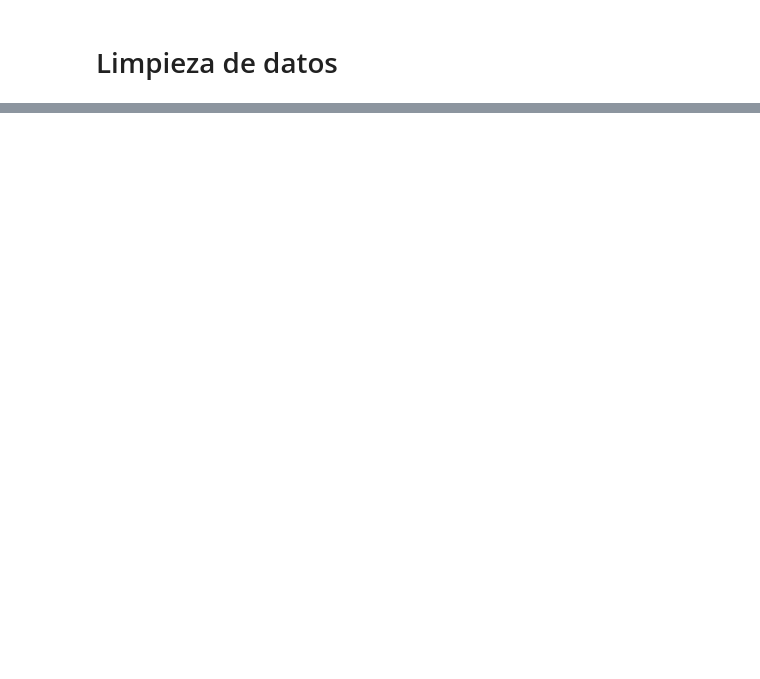
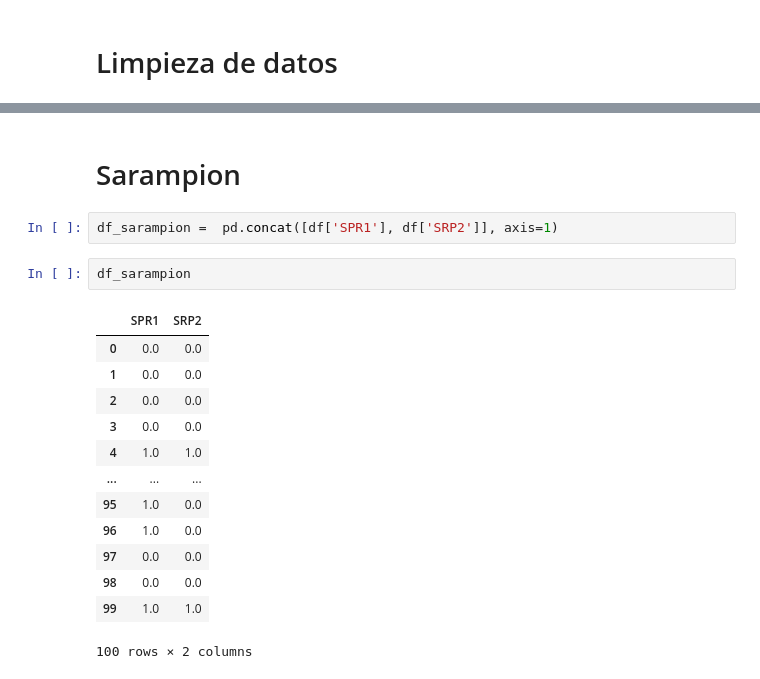
Before and after one commit to JhoanaAucancela/Analisis, a Jupyter notebook: Proyecto.ipynb, the cells around one changed output, grey strips where cells are left out. Saved outputs shown, nothing was run; the diff lists cells and outputs as text; blank space fills up the shorter version.

```diff
--- a/Proyecto.ipynb
+++ b/Proyecto.ipynb
@@ -200,0 +489,20 @@ df
+# %% [markdown]
+# Sarampion
+# %%
+df_sarampion =  pd.concat([df['SPR1'], df['SRP2']], axis=1)
+# %%
+df_sarampion
+# %% [output]
+|  | SPR1 | SRP2 |
+| 0 | 0.0 | 0.0 |
+| 1 | 0.0 | 0.0 |
+| 2 | 0.0 | 0.0 |
+| 3 | 0.0 | 0.0 |
+| 4 | 1.0 | 1.0 |
+| ... | ... | ... |
+| 95 | 1.0 | 0.0 |
+| 96 | 1.0 | 0.0 |
+| 97 | 0.0 | 0.0 |
+| 98 | 0.0 | 0.0 |
+| 99 | 1.0 | 1.0 |
+100 rows × 2 columns
```
Also changed, not shown: parts of 80 cells of this notebook, 2 other files.
